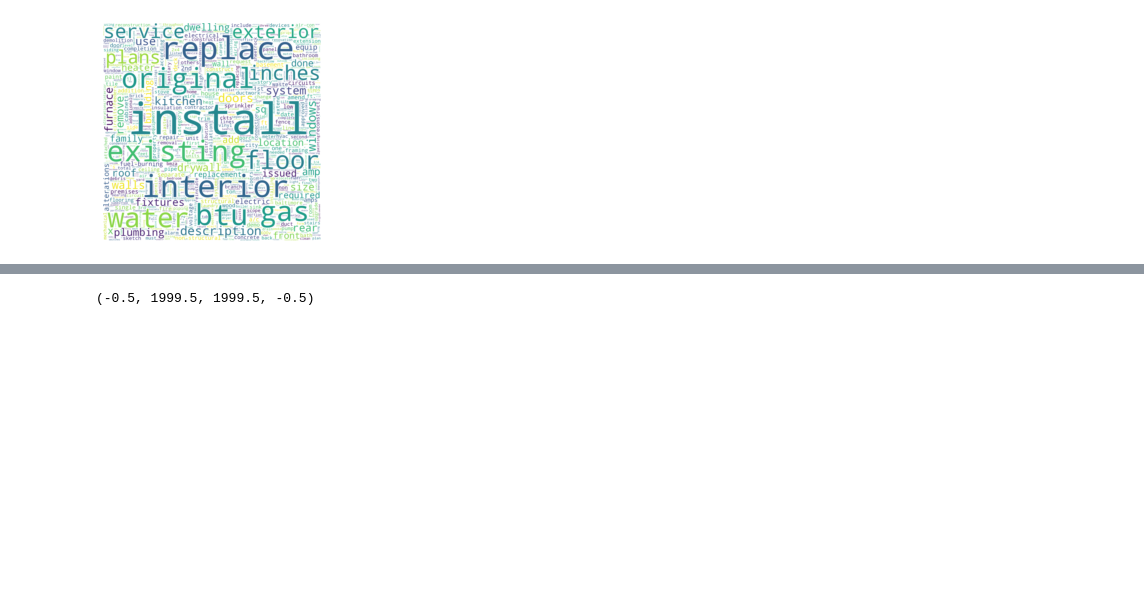
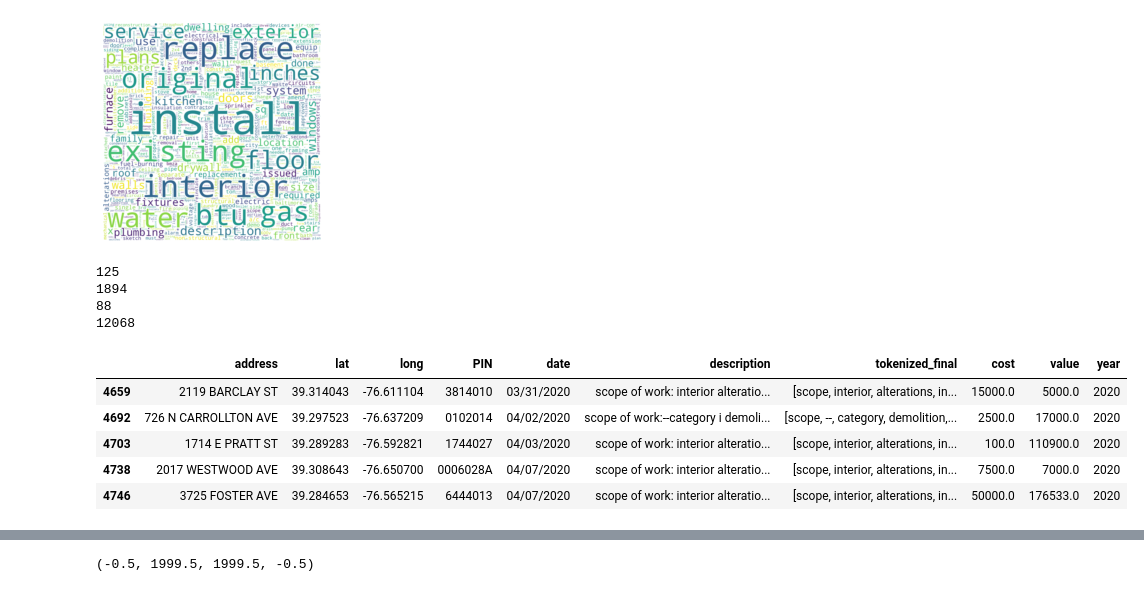
Before and after one commit to Gramir10/Construction-Permit-Text-Analysis, a Jupyter notebook: CPTA_project.ipynb, the cells around one changed output, grey strips where cells are left out. Saved outputs shown, nothing was run; the diff lists cells and outputs as text; code cells hidden in the pictures; blank space fills up the shorter version.

```diff
--- a/CPTA_project.ipynb
+++ b/CPTA_project.ipynb
@@ -429,3 +429,31 @@ wordcloud_description_final.to_file('house_permit_final.png')
 # %% [output]
 <wordcloud.wordcloud.WordCloud at 0x...>
 [figure]
+# %%
+df_word_frequency = pd.DataFrame(word_frequency_dict_final.items(),columns=['word','frequency'])
+df_word_frequency = df_word_frequency.sort_values(by = 'frequency', ascending = False).reset_index()
+# del df_word_frequency['index']
+print(word_frequency_dict_final['demolish'])
+print(word_frequency_dict_final['demolition'])
+# %% [output]
+125
+1894
+88
+12068
+# %%
+# Get demolition data
+demolition_list = set(['demolish', 'demolition'])
+mask = house_permit_value_filter['tokenized_final'].apply(lambda x: 'demolition' in x or 'demolish' in x)
+df_demolition = house_permit_value_filter[mask]
+df_demolition = df_demolition[df_demolition['cost'].notnull()]
+df_demolition['cost'] = df_demolition['cost'].astype(float)
+df_demolition = df_demolition.sort_values(by = 'year', ascending = False)
+# %%
+df_demolition.head()
+# %% [output]
+|  | address | lat | long | PIN | date | description | tokenized_final | cost | value | year |
+| 4659 | 2119 BARCLAY ST | 39.314043 | -76.611104 | 3814010 | 03/31/2020 | scope of work: interior alteratio... | [scope, interior, alterations, in... | 15000.0 | 5000.0 | 2020 |
+| 4692 | 726 N CARROLLTON AVE | 39.297523 | -76.637209 | 0102014 | 04/02/2020 | scope of work:--category i demoli... | [scope, --, category, demolition,... | 2500.0 | 17000.0 | 2020 |
+| 4703 | 1714 E PRATT ST | 39.289283 | -76.592821 | 1744027 | 04/03/2020 | scope of work: interior alteratio... | [scope, interior, alterations, in... | 100.0 | 110900.0 | 2020 |
+| 4738 | 2017 WESTWOOD AVE | 39.308643 | -76.650700 | 0006028A | 04/07/2020 | scope of work: interior alteratio... | [scope, interior, alterations, in... | 7500.0 | 7000.0 | 2020 |
+| 4746 | 3725 FOSTER AVE | 39.284653 | -76.565215 | 6444013 | 04/07/2020 | scope of work: interior alteratio... | [scope, interior, alterations, in... | 50000.0 | 176533.0 | 2020 |
```
Also changed, not shown: parts of 8 cells of this notebook.
